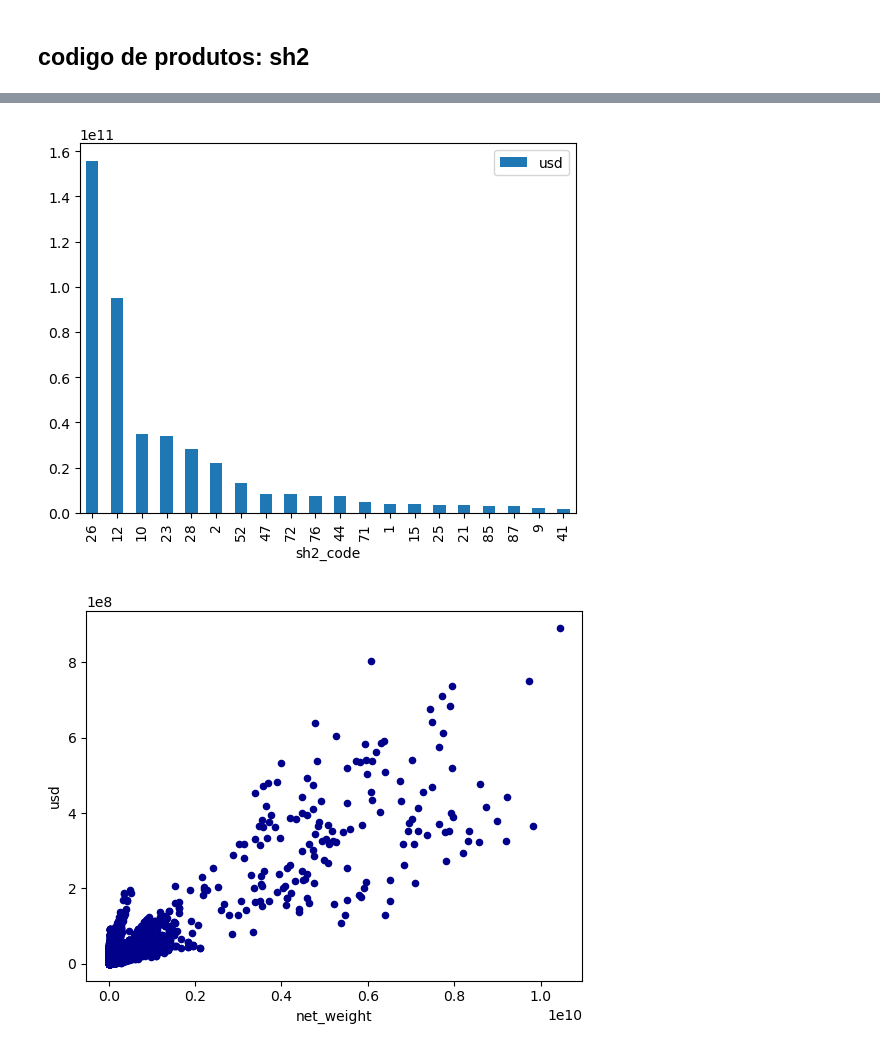
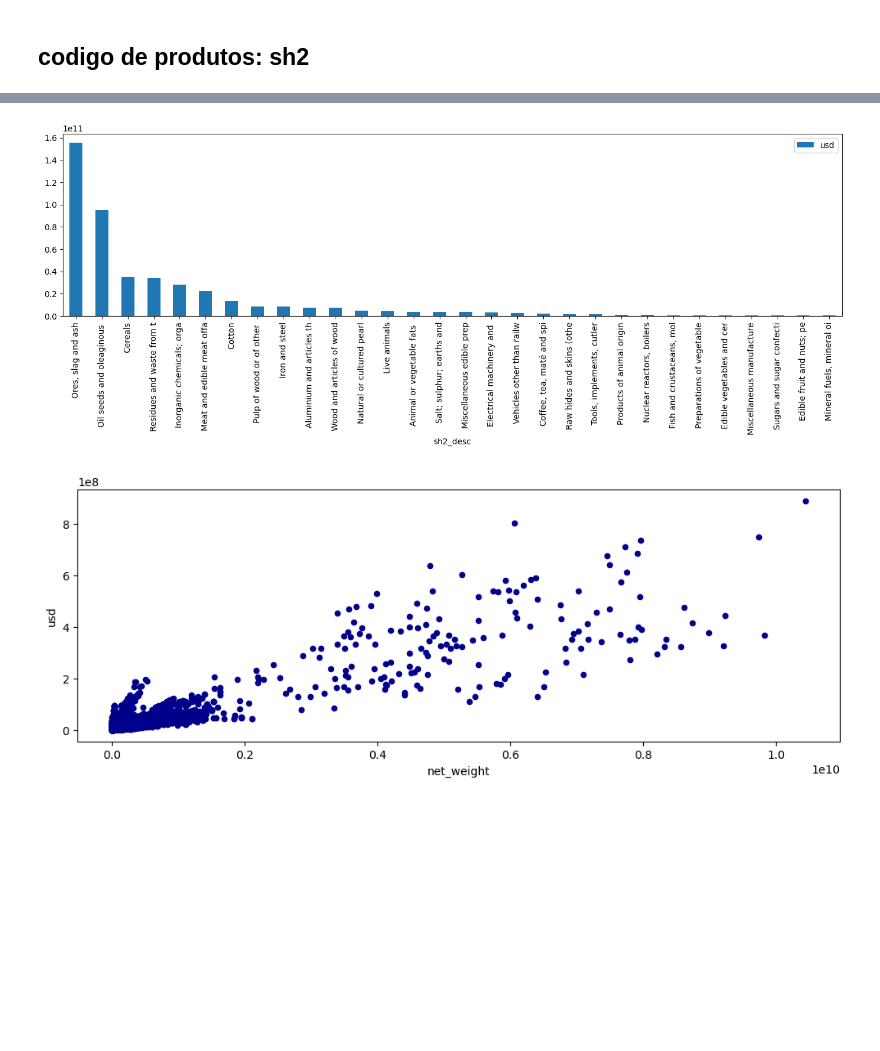
Before and after one commit to kaotcs/bcg_data_challenge, a Jupyter notebook: scripts/exportacoes_AM.ipynb, the cells around one changed output, grey strips where cells are left out. Saved outputs shown, nothing was run; the diff lists cells and outputs as text; code cells hidden in the pictures; blank space fills up the shorter version.

```diff
--- a/scripts/exportacoes_AM.ipynb
+++ b/scripts/exportacoes_AM.ipynb
@@ -8,2 +9,7 @@ filepath = "../dados/Exportacoes/exportacao_AM.csv"
 # %%
 df = pd.read_csv(filepath)
+# %%
+df_mun = pd.read_excel(filepath_muncode, sheet_name="Variáveis externas")
+# %%
+df.loc[:, ['Nome_Município']] = df['city'].apply(lambda x: x[:-5])
+df.loc[:, ['estado']] = df['city'].apply(lambda x: x[-2:])
@@ -9,0 +29,2 @@ df = pd.read_csv(filepath)
+# %%
+df_mun = df_mun.loc[:,['Código Município Completo', 'Nome_Município']]
@@ -9,0 +40,2 @@ df = pd.read_csv(filepath)
+# %%
+df = df.merge(df_mun, how="left", on="Nome_Município")
@@ -142,14 +196,14 @@ plot_product_types(df=df, p_code="sh2_code", y="net_weight", n_values=20)
 # %%
 # most imported products by usd (code: sh2)
-plot_product_types(df=df, p_code="sh2_code", y="usd", n_values=20)
+plot_product_types(df=df, p_code="sh2_desc", y="usd", n_values=30)
 # %% [output]
-[figure, old version]
+[figure, new version]
 # %%
-# aqui conseguimos visualizar a correlacao entre as exportacoes em usd e pesos
+# aqui conseguimos visualizar a correlacao entre as exportacoes em usd e peso de produto
 ax1 = df.plot.scatter(x='net_weight',
                       y='usd',
-                      c='DarkBlue')
+                      c='DarkBlue', figsize=(12, 4))
 
 plt.show()
 # %% [output]
-[figure, old version]
+[figure, new version]
```
Also changed, not shown: parts of 24 cells of this notebook, 2 other files.
